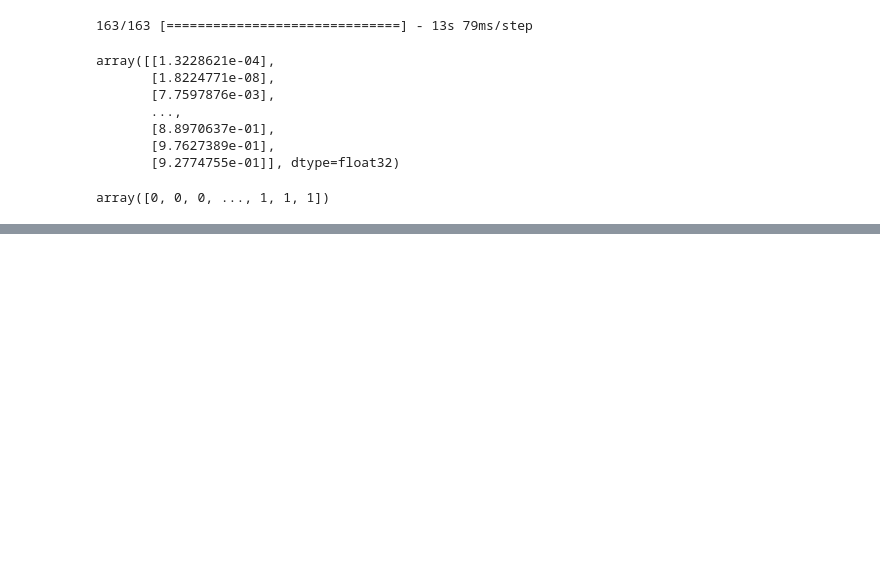
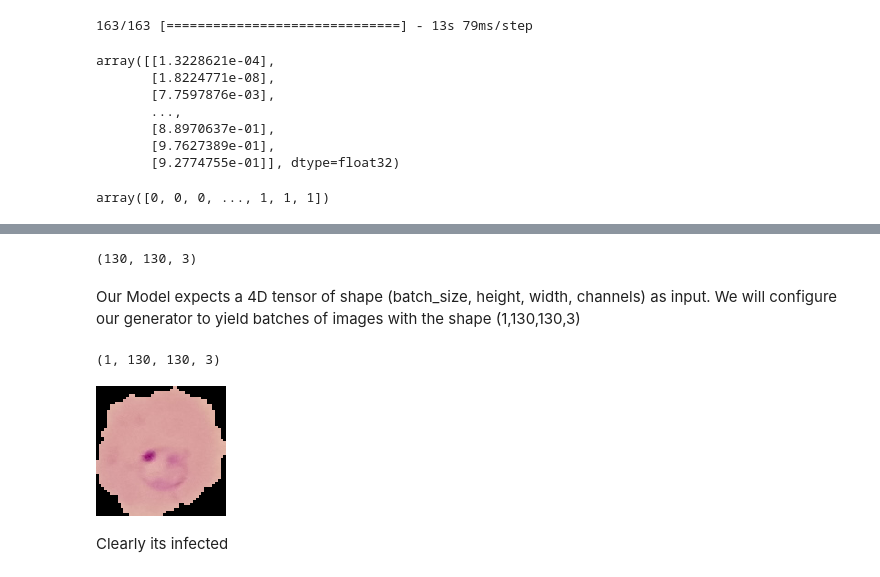
Before and after one commit to PrathamModi001/malaria_cell_preds, a Jupyter notebook: cell_images.ipynb, the cells around one changed output, grey strips where cells are left out. Saved outputs shown, nothing was run; the diff lists cells and outputs as text; code cells hidden in the pictures; blank space fills up the shorter version.

```diff
--- a/cell_images.ipynb
+++ b/cell_images.ipynb
@@ -410,0 +470,17 @@ weighted avg       0.95      0.95      0.95      2600
+# %%
+my_image_arr.shape
+# %% [output]
+(130, 130, 3)
+# %% [markdown]
+Our Model expects a 4D tensor of shape (batch_size, height, width, channels) as input. We will configure our generator to yield batches of images with the shape (1,130,130,3)
+# %%
+my_image_arr = my_image_arr.reshape(1,130,130,3)
+my_image_arr.shape
+# %% [output]
+(1, 130, 130, 3)
+# %%
+my_image
+# %% [output]
+[figure, added]
+# %% [markdown]
+Clearly its infected
```
Also changed, not shown: parts of 18 cells of this notebook.
